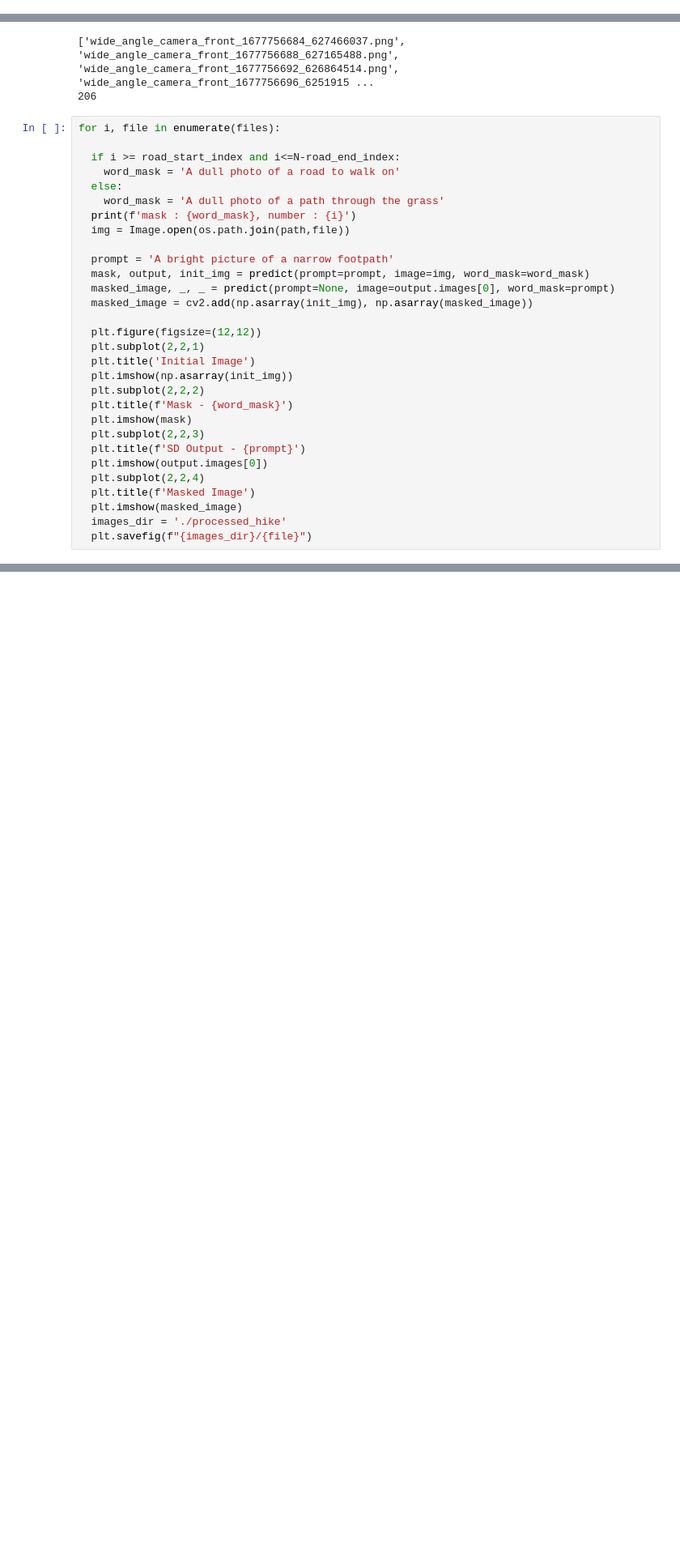
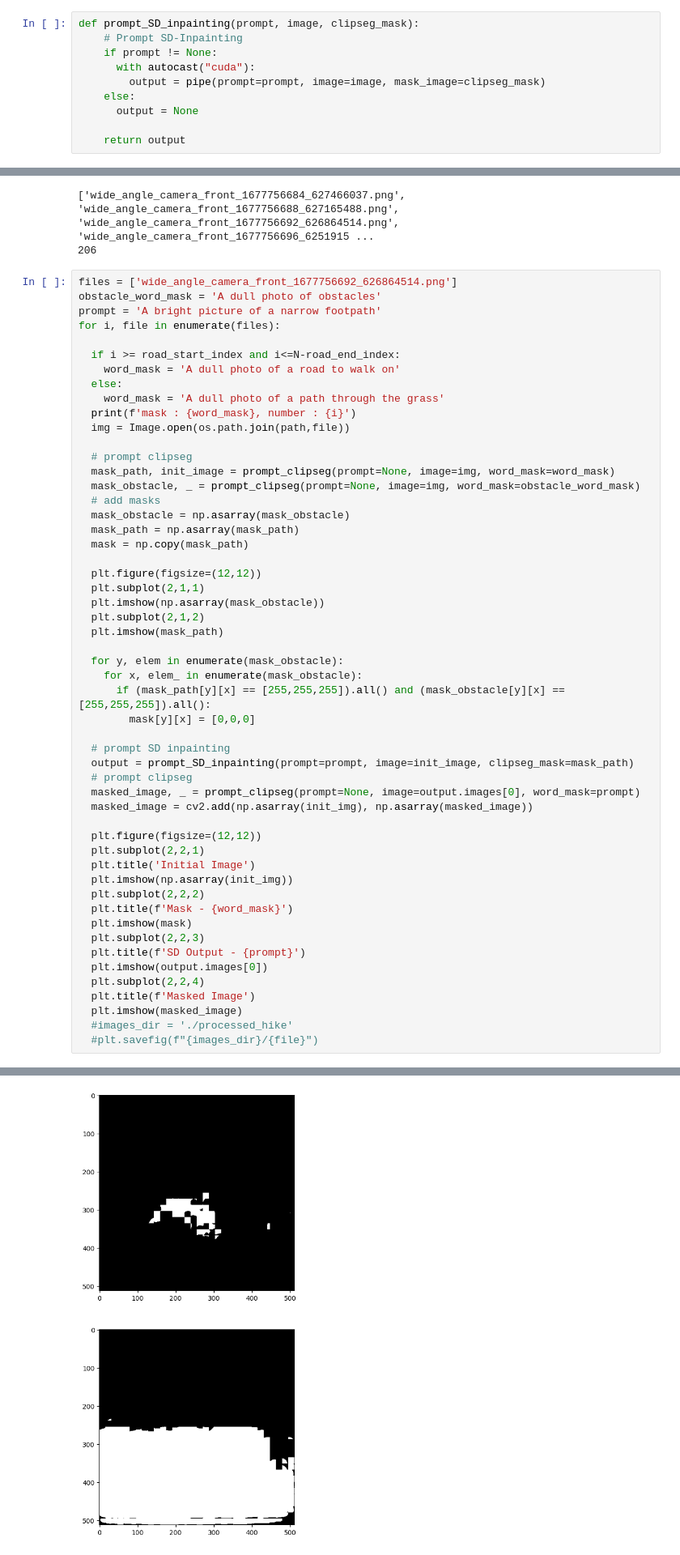
Before and after one commit to DmblnNicole/Navigation-with-image-language-model, a Jupyter notebook: inpainting_pipe.ipynb, the cells around one changed output, grey strips where cells are left out. Shown: that part at 81% size. Cells and saved outputs as stored; diff of their text form; blank space fills up the shorter version.

Commit message:
overlay obstacle and path mask

```diff
--- a/inpainting_pipe.ipynb
+++ b/inpainting_pipe.ipynb
@@ -69,3 +86,13 @@ def predict(prompt, image, word_mask):
+# %%
+def prompt_SD_inpainting(prompt, image, clipseg_mask):
+    # Prompt SD-Inpainting
+    if prompt != None:
+      with autocast("cuda"):
+        output = pipe(prompt=prompt, image=image, mask_image=clipseg_mask)
+    else:
+      output = None
+
+    return output
 # %%
 from PIL import Image
 import os
@@ -90,6 +117,9 @@ print(N)
 ['wide_angle_camera_front_1677756684_627466037.png', 'wide_angle_camera_front_1677756688_627165488.png', 'wide_angle_camera_front_1677756692_626864514.png', 'wide_angle_camera_front_1677756696_6251915 ...
 206
 # %%
+files = ['wide_angle_camera_front_1677756692_626864514.png']
+obstacle_word_mask = 'A dull photo of obstacles'
+prompt = 'A bright picture of a narrow footpath'
 for i, file in enumerate(files):
 
   if i >= road_start_index and i<=N-road_end_index:
@@ -99,9 +129,29 @@ for i, file in enumerate(files):
   print(f'mask : {word_mask}, number : {i}')
   img = Image.open(os.path.join(path,file))
 
-  prompt = 'A bright picture of a narrow footpath'
-  mask, output, init_img = predict(prompt=prompt, image=img, word_mask=word_mask)
-  masked_image, _, _ = predict(prompt=None, image=output.images[0], word_mask=prompt)
+  # prompt clipseg
+  mask_path, init_image = prompt_clipseg(prompt=None, image=img, word_mask=word_mask)
+  mask_obstacle, _ = prompt_clipseg(prompt=None, image=img, word_mask=obstacle_word_mask)
+  # add masks
+  mask_obstacle = np.asarray(mask_obstacle)
+  mask_path = np.asarray(mask_path)
+  mask = np.copy(mask_path)
+
+  plt.figure(figsize=(12,12))
+  plt.subplot(2,1,1)
+  plt.imshow(np.asarray(mask_obstacle))
+  plt.subplot(2,1,2)
+  plt.imshow(mask_path)
+
+  for y, elem in enumerate(mask_obstacle):
+    for x, elem_ in enumerate(mask_obstacle):
+      if (mask_path[y][x] == [255,255,255]).all() and (mask_obstacle[y][x] == [255,255,255]).all():
+        mask[y][x] = [0,0,0]
+
+  # prompt SD inpainting
+  output = prompt_SD_inpainting(prompt=prompt, image=init_image, clipseg_mask=mask_path)
+  # prompt clipseg
+  masked_image, _ = prompt_clipseg(prompt=None, image=output.images[0], word_mask=prompt)
   masked_image = cv2.add(np.asarray(init_img), np.asarray(masked_image))
 
   plt.figure(figsize=(12,12))
@@ -117,7 +167,7 @@ for i, file in enumerate(files):
   plt.subplot(2,2,4)
   plt.title(f'Masked Image')
   plt.imshow(masked_image)
-  images_dir = './processed_hike'
-  plt.savefig(f"{images_dir}/{file}")
+  #images_dir = './processed_hike'
+  #plt.savefig(f"{images_dir}/{file}")
 # %% [output]
 mask : A dull photo of a path through the grass, number : 0
@@ -135,0 +175 @@ mask : A dull photo of a path through the grass, number : 11
+[figure, added]
```
Also changed, not shown: parts of 2 cells of this notebook.
